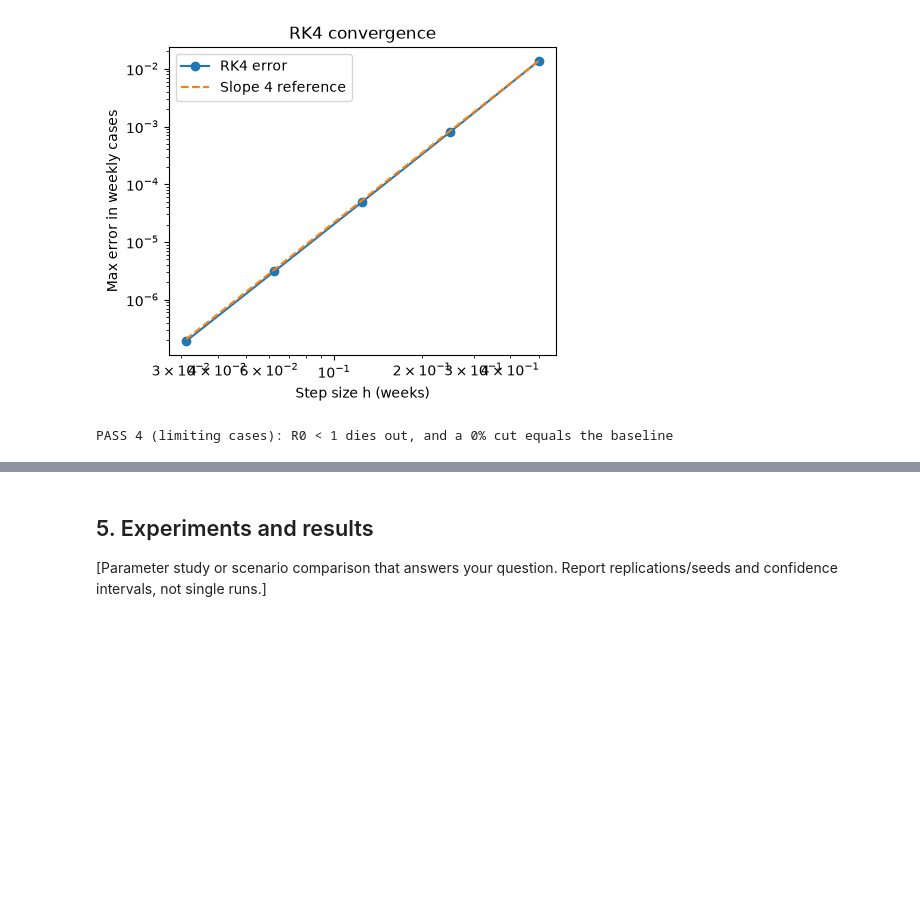
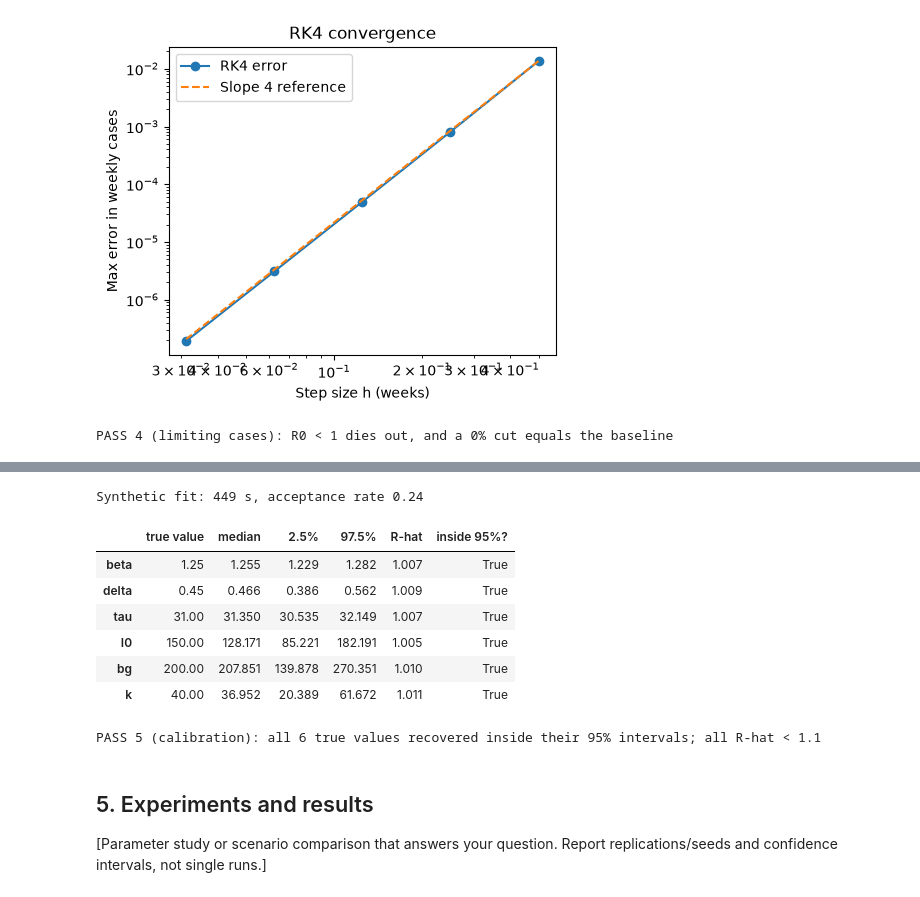
Before and after one commit to geethsenaviratne/dengue-sir-mcmc-colombo, a Jupyter notebook: notebook/dengue-sir-mcmc-colombo.ipynb, the cells around one changed output, grey strips where cells are left out. Cells and saved outputs as stored; diff of their text form; code cells hidden in the pictures; blank space fills up the shorter version.

Commit message:
Add synthetic-data recovery check for the MCMC

```diff
--- a/notebook/dengue-sir-mcmc-colombo.ipynb
+++ b/notebook/dengue-sir-mcmc-colombo.ipynb
@@ -369,3 +379,29 @@ PASS 4 (limiting cases): R0 < 1 dies out, and a 0% cut equals the baseline
+# %%
+rng_synth = np.random.default_rng(SEED + 1)        # separate seeded generator, so this cell always gives the same result
+TRUE = np.array([1.25, 0.45, 31.0, 150.0, 200.0, 40.0])
+mu_true = simulate(to_params(TRUE[None, :]))["expected_cases"][:, 0]
+k_true = TRUE[5]
+y_fake = rng_synth.negative_binomial(k_true, k_true / (k_true + mu_true))   # fake weekly counts with realistic noise
+
+t0 = time.perf_counter()
+fit_synth = calibrate(y_fake, START, rng_synth)
+print(f"Synthetic fit: {time.perf_counter() - t0:.0f} s, acceptance rate {fit_synth['acceptance']:.2f}")
+table_synth = summarise(fit_synth, TRUE)
+display(table_synth.round(3))
+
+assert table_synth["inside 95%?"].all(), "a true value fell outside its 95% credible interval"
+assert (fit_synth["rhat"] < 1.1).all(), "the chains have not converged (R-hat >= 1.1)"
+print("PASS 5 (calibration): all 6 true values recovered inside their 95% intervals; all R-hat < 1.1")
+# %% [output]
+Synthetic fit: 449 s, acceptance rate 0.24
+|  | true value | median | 2.5% | 97.5% | R-hat | inside 95%? |
+| beta | 1.25 | 1.255 | 1.229 | 1.282 | 1.007 | True |
+| delta | 0.45 | 0.466 | 0.386 | 0.562 | 1.009 | True |
+| tau | 31.00 | 31.350 | 30.535 | 32.149 | 1.007 | True |
+| I0 | 150.00 | 128.171 | 85.221 | 182.191 | 1.005 | True |
+| bg | 200.00 | 207.851 | 139.878 | 270.351 | 1.010 | True |
+| k | 40.00 | 36.952 | 20.389 | 61.672 | 1.011 | True |
+PASS 5 (calibration): all 6 true values recovered inside their 95% intervals; all R-hat < 1.1
 # %% [markdown]
 ## 5. Experiments and results
 
```
Also changed, not shown: parts of 1 cell of this notebook.
